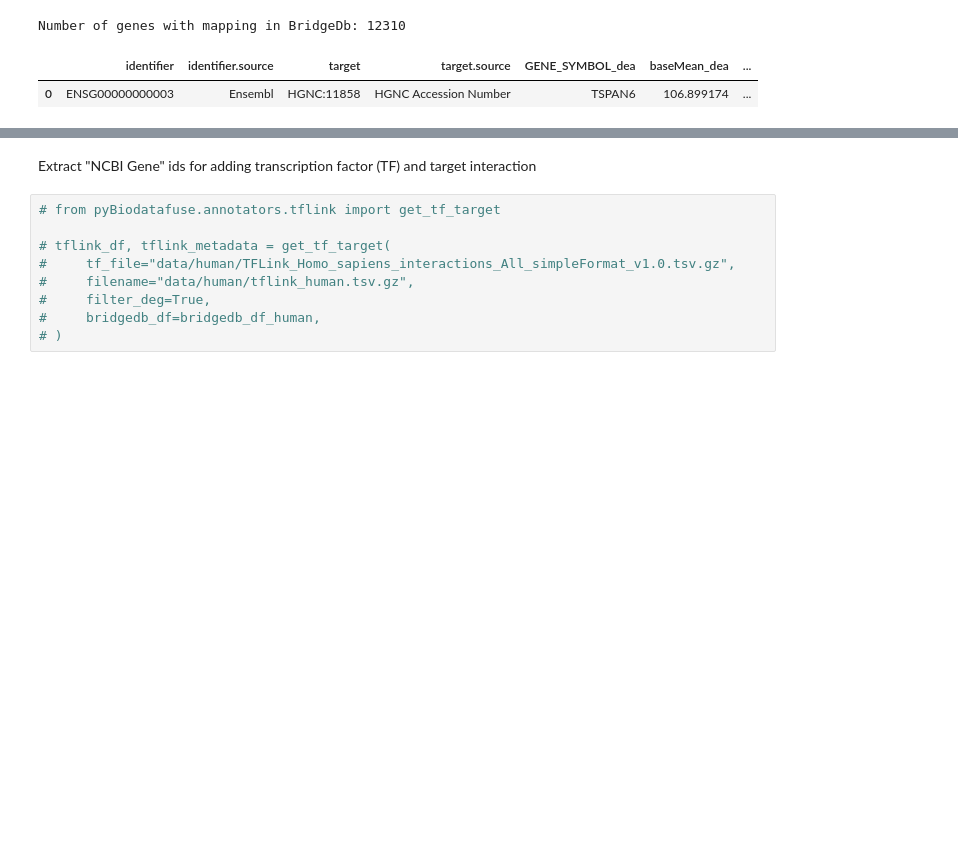
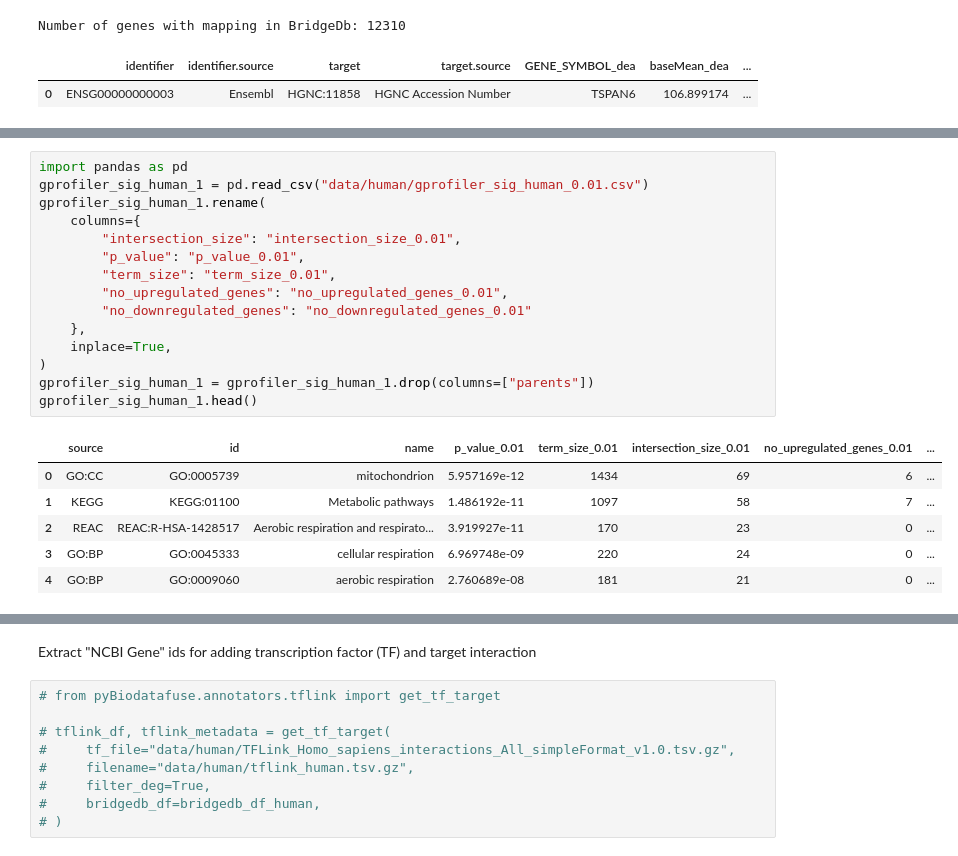
Before and after one commit to BioDataFuse/pyBiodatafuse, a Jupyter notebook: examples/usecases/mito/graph_generation_human.ipynb, the cells around one changed output, grey strips where cells are left out. Drawn from its saved outputs; the diff is of its cells as text; blank space fills up the shorter version.

```diff
--- a/examples/usecases/mito/graph_generation_human.ipynb
+++ b/examples/usecases/mito/graph_generation_human.ipynb
@@ -87,0 +441,22 @@ Number of genes with mapping in BridgeDb: 12310
+# %%
+import pandas as pd
+gprofiler_sig_human_1 = pd.read_csv("data/human/gprofiler_sig_human_0.01.csv")
+gprofiler_sig_human_1.rename(
+    columns={
+        "intersection_size": "intersection_size_0.01",
+        "p_value": "p_value_0.01",
+        "term_size": "term_size_0.01",
+        "no_upregulated_genes": "no_upregulated_genes_0.01",
+        "no_downregulated_genes": "no_downregulated_genes_0.01"
+    },
+    inplace=True,
+)
+gprofiler_sig_human_1 = gprofiler_sig_human_1.drop(columns=["parents"])
+gprofiler_sig_human_1.head()
+# %% [output]
+|  | source | id | name | p_value_0.01 | term_size_0.01 | intersection_size_0.01 | no_upregulated_genes_0.01 | ... |
+| 0 | GO:CC | GO:0005739 | mitochondrion | 5.957169e-12 | 1434 | 69 | 6 | ... |
+| 1 | KEGG | KEGG:01100 | Metabolic pathways | 1.486192e-11 | 1097 | 58 | 7 | ... |
+| 2 | REAC | REAC:R-HSA-1428517 | Aerobic respiration and respirato... | 3.919927e-11 | 170 | 23 | 0 | ... |
+| 3 | GO:BP | GO:0045333 | cellular respiration | 6.969748e-09 | 220 | 24 | 0 | ... |
+| 4 | GO:BP | GO:0009060 | aerobic respiration | 2.760689e-08 | 181 | 21 | 0 | ... |
```
Also changed, not shown: parts of 66 cells of this notebook, 1 other file.
